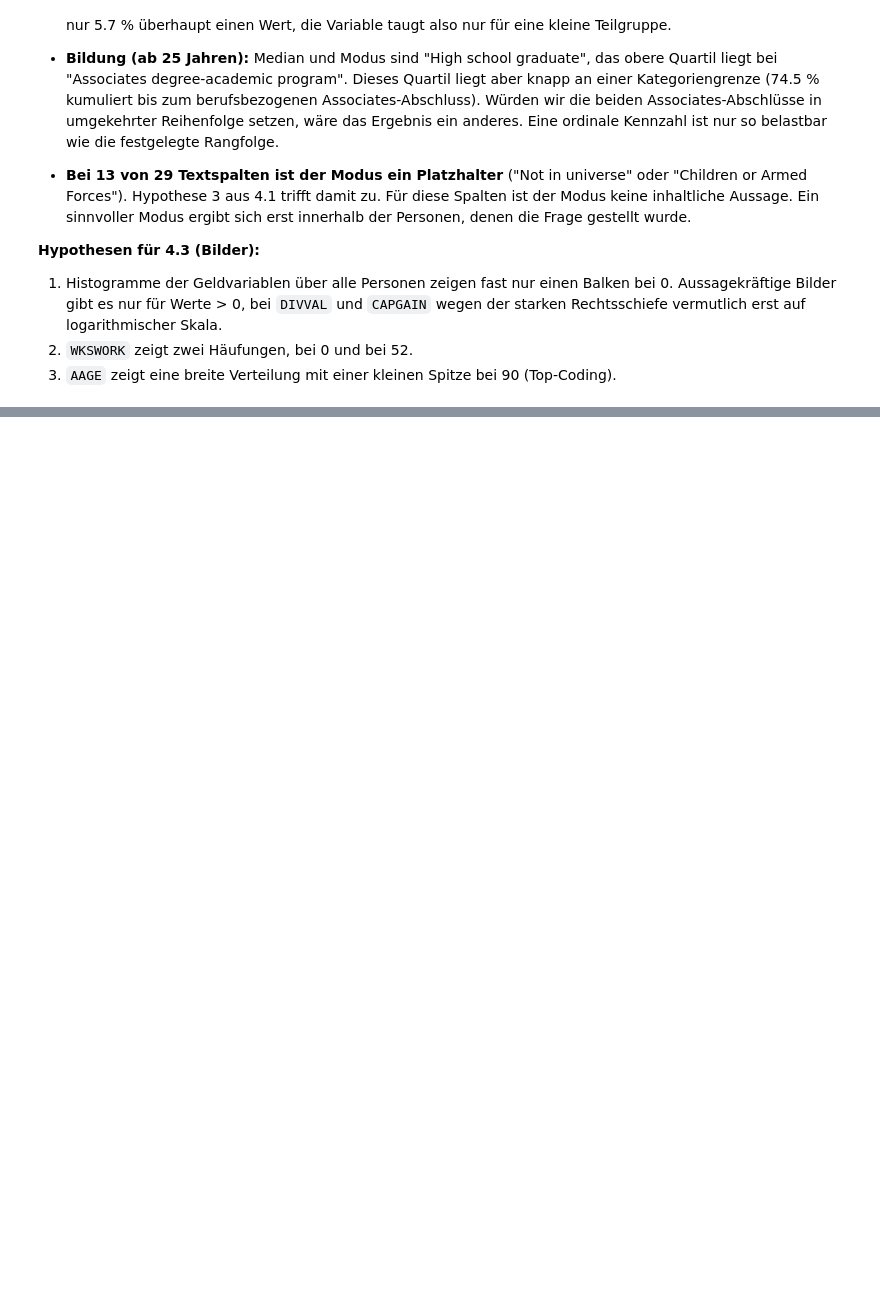
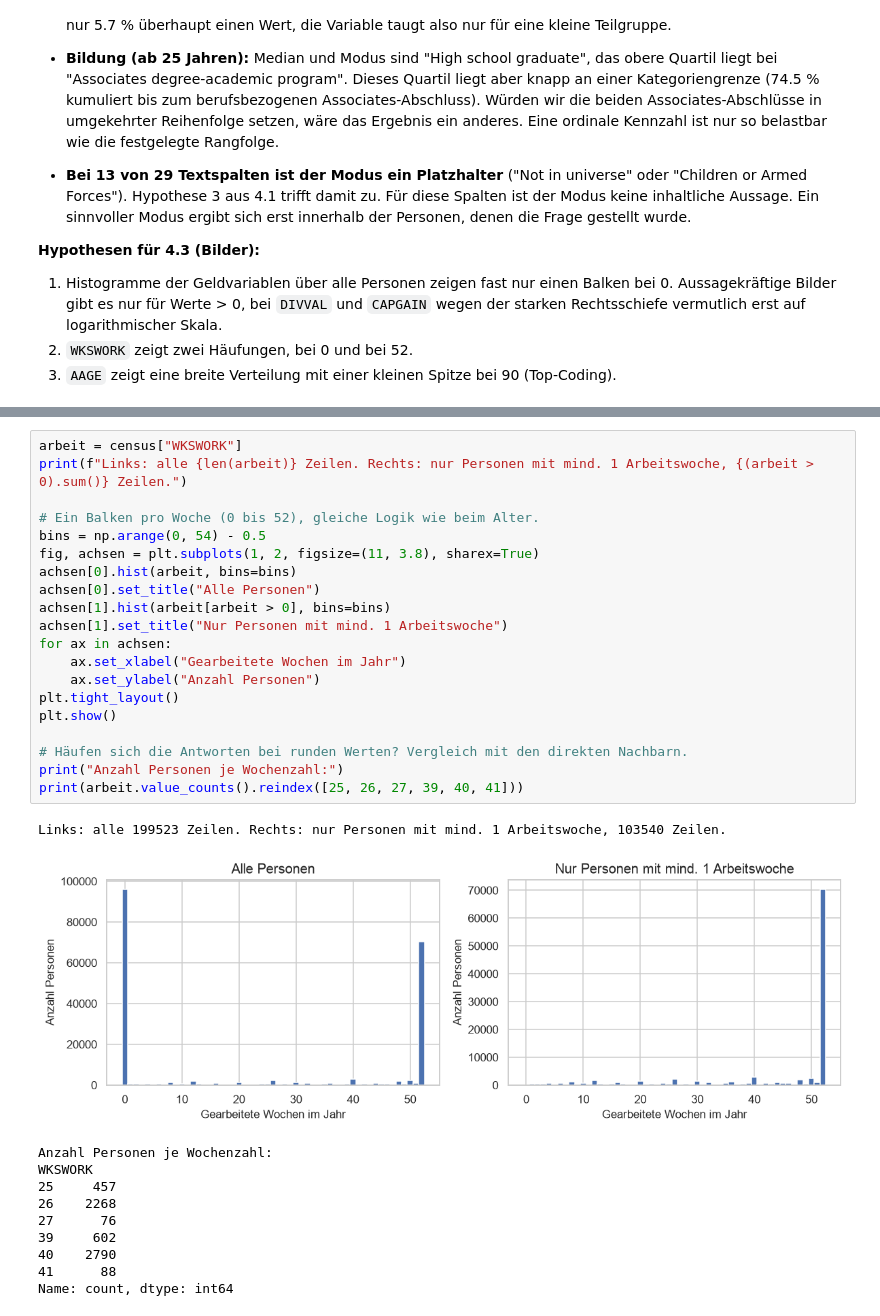
Before and after one commit to Manuel-Schmid/census-income-analysis, a Jupyter notebook: src/statistics_project/dataset_analysis_notebooks/NB01.ipynb, the cells around one changed output, grey strips where cells are left out. Saved outputs shown, nothing was run; the diff lists cells and outputs as text; blank space fills up the shorter version.

```diff
--- a/src/statistics_project/dataset_analysis_notebooks/NB01.ipynb
+++ b/src/statistics_project/dataset_analysis_notebooks/NB01.ipynb
@@ -794,0 +839,32 @@ Bei 13 von 29 Textspalten ist der Modus ein Platzhalter.
+# %%
+arbeit = census["WKSWORK"]
+print(f"Links: alle {len(arbeit)} Zeilen. Rechts: nur Personen mit mind. 1 Arbeitswoche, {(arbeit > 0).sum()} Zeilen.")
+
+# Ein Balken pro Woche (0 bis 52), gleiche Logik wie beim Alter.
+bins = np.arange(0, 54) - 0.5
+fig, achsen = plt.subplots(1, 2, figsize=(11, 3.8), sharex=True)
+achsen[0].hist(arbeit, bins=bins)
+achsen[0].set_title("Alle Personen")
+achsen[1].hist(arbeit[arbeit > 0], bins=bins)
+achsen[1].set_title("Nur Personen mit mind. 1 Arbeitswoche")
+for ax in achsen:
+    ax.set_xlabel("Gearbeitete Wochen im Jahr")
+    ax.set_ylabel("Anzahl Personen")
+plt.tight_layout()
+plt.show()
+
+# Häufen sich die Antworten bei runden Werten? Vergleich mit den direkten Nachbarn.
+print("Anzahl Personen je Wochenzahl:")
+print(arbeit.value_counts().reindex([25, 26, 27, 39, 40, 41]))
+# %% [output]
+Links: alle 199523 Zeilen. Rechts: nur Personen mit mind. 1 Arbeitswoche, 103540 Zeilen.
+[figure, added]
+Anzahl Personen je Wochenzahl:
+WKSWORK
+25     457
+26    2268
+27      76
+39     602
+40    2790
+41      88
+Name: count, dtype: int64
```
Also changed, not shown: parts of 12 cells of this notebook.
